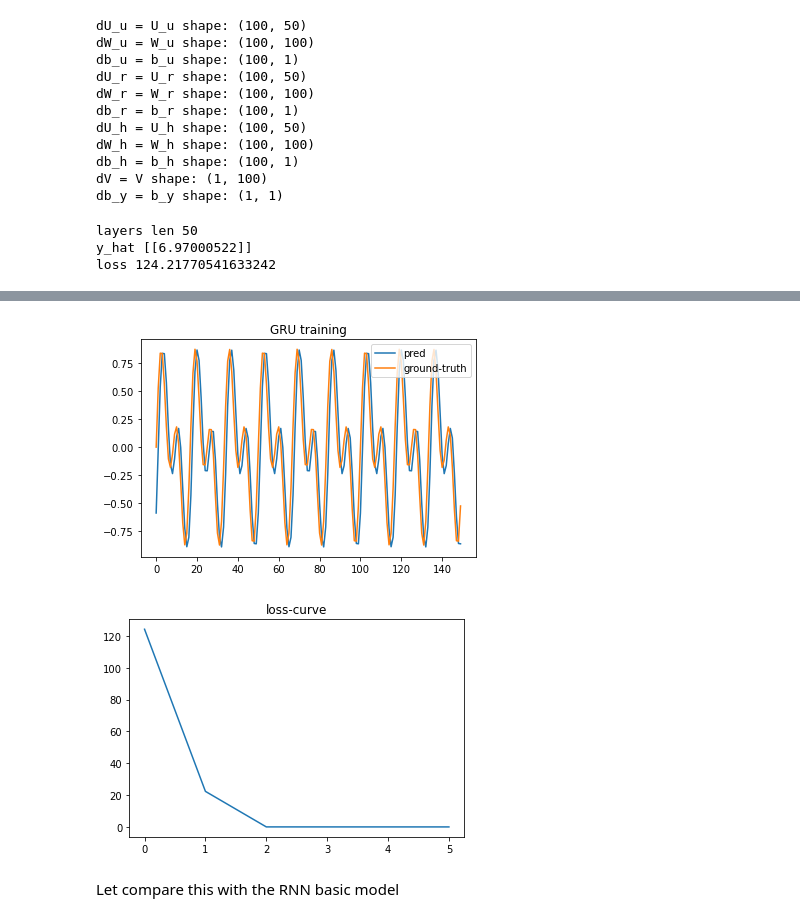
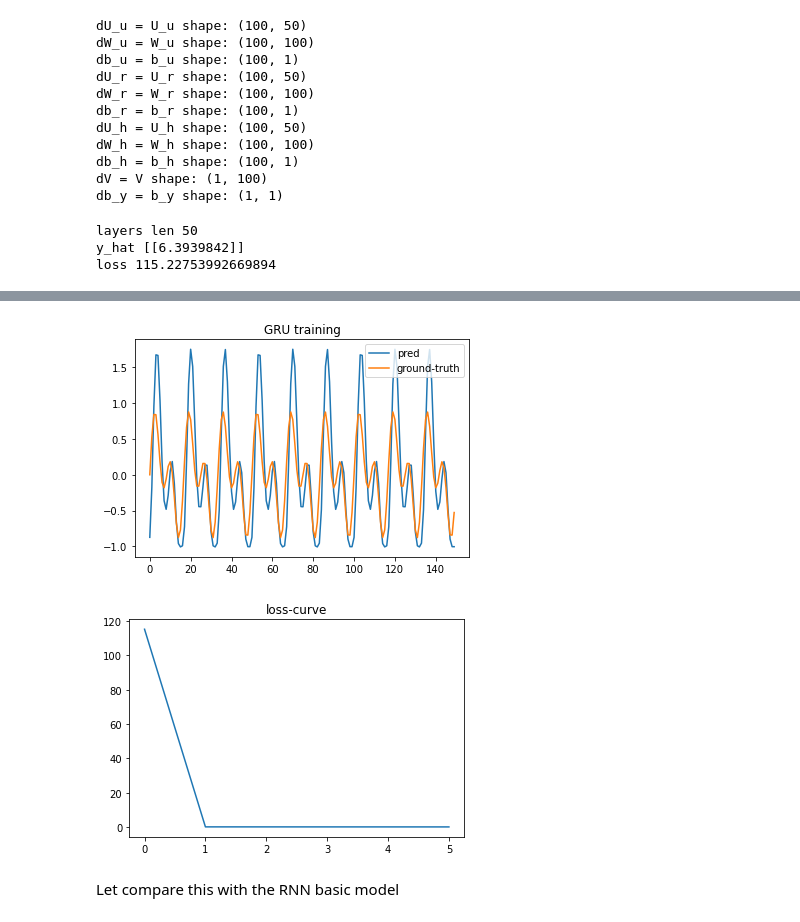
Before and after one commit to Locchuong96/machine-learning, a Jupyter notebook: Courses/GRU-LSTM.ipynb, the cells around one changed output, grey strips where cells are left out. Saved outputs shown, nothing was run; the diff lists cells and outputs as text; code cells hidden in the pictures.

```diff
--- a/Courses/GRU-LSTM.ipynb
+++ b/Courses/GRU-LSTM.ipynb
@@ -599,26 +599,26 @@ class GRU():
             dLdr = (1-layers[t]['h_til']**2)*(self.W_r@layers[t]['h_prev']) # (100,1)*[(100,100)x(100,1)]
             #print(f'dLdr {dLdr.shape}')
             # dLdu - update gate
-            dLdu = dLdh*(-layers[t]['h_prev'] + layers[t]['h_til'])
+            dLdu = dLdh*(-layers[t]['h_prev'] + layers[t]['h_til']) # (100,1)
             #print(f'dLdu {dLdu.shape}')
             # dldU_u
             dU_h += dLdh_til @ new_input.T # (100,1)x(1,50)
             # dLdW_u
             dW_h += dLdh_til @ layers[t]['h_prev'].T # (100,1)x(1,100)
             # dLdb_u
-            db_h += dLdh_til
+            db_h += dLdh_til # (100,1)
             # dldU_u
-            dU_u += dLdu @ new_input.T # (100,1)x(1,50)
+            dU_u += dLdu * (layers[t]['u']*(1-layers[t]['u']) @ new_input.T) # (100,1)x(1,50)
             # dLdW_u
-            dW_u += dLdu @ layers[t]['h_prev'].T # (100,1)x(1,100)
+            dW_u += dLdu * (layers[t]['u']*(1-layers[t]['u']) @ layers[t]['h_prev'].T) # (100,1)x(1,100)
             # dLdb_u
-            db_u += dLdu
+            db_u += dLdu * (layers[t]['u']*(1-layers[t]['u'])) # (100,1)
             # dldU_r
-            dU_r += dLdr @ new_input.T # (100,1)x(1,50)
+            dU_r += dLdr * (layers[t]['r']*(1-layers[t]['r']) @ new_input.T) # (100,1)x(1,50)
             # dLdW_r
-            dW_r += dLdr @ layers[t]['h_prev'].T # (100,1)x(1,100)
+            dW_r += dLdr * (layers[t]['r']*(1-layers[t]['r']) @ layers[t]['h_prev'].T) # (100,1)x(1,100)
             # dLdb_r
-            db_r += dLdr
+            db_r += dLdr * (layers[t]['r']*(1-layers[t]['r'])) # (100,1)
 
             #take care for exploding gradients
             if dV.max() > max_val:
@@ -726,8 +726,8 @@ class GRU():
 # hyperparameter
 epochs = 6
 learning_rate = 1e-4
-min_val = -20
-max_val = 20
+min_val = -200
+max_val = 200
 
 node = GRU()
 
@@ -760,5 +760,5 @@ plt.title('loss-curve')
 plt.show()
 # %% [output]
 layers len 50
-y_hat [[6.97000522]]
-loss 124.21770541633242
+y_hat [[6.3939842]]
+loss 115.22753992669894
@@ -771,5 +771,5 @@ epoch: 5 loss: 0.04491490706609676
-[figure, old version]
+[figure, new version]
-[figure, old version]
+[figure, new version]
 # %% [markdown]
 Let compare this with the RNN basic model
 # %%
```
Also changed, not shown: parts of 9 cells of this notebook.
